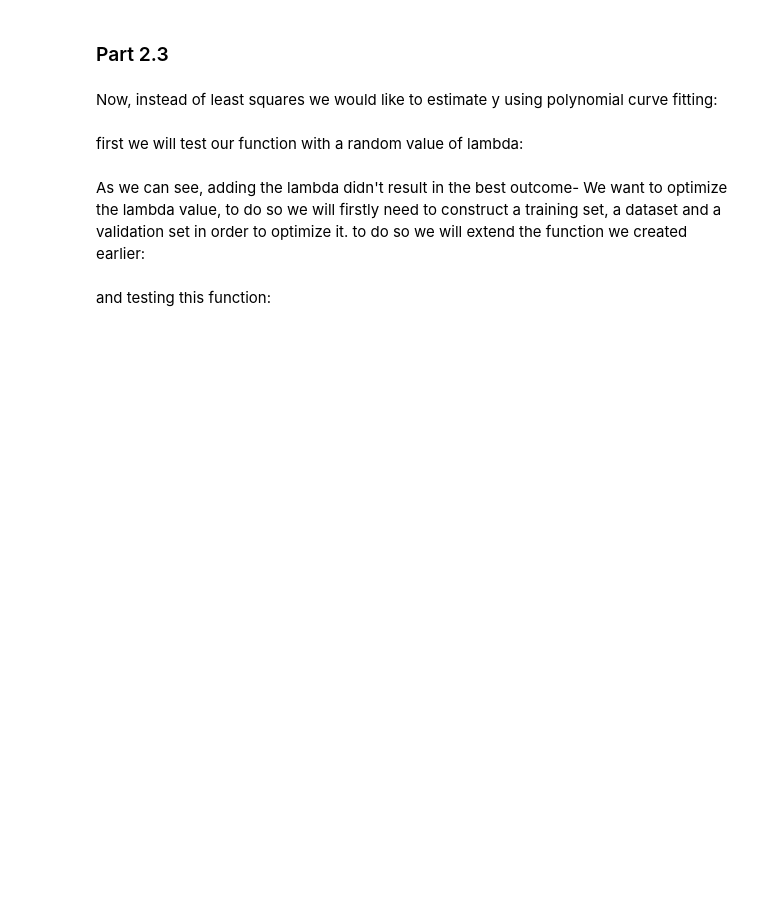
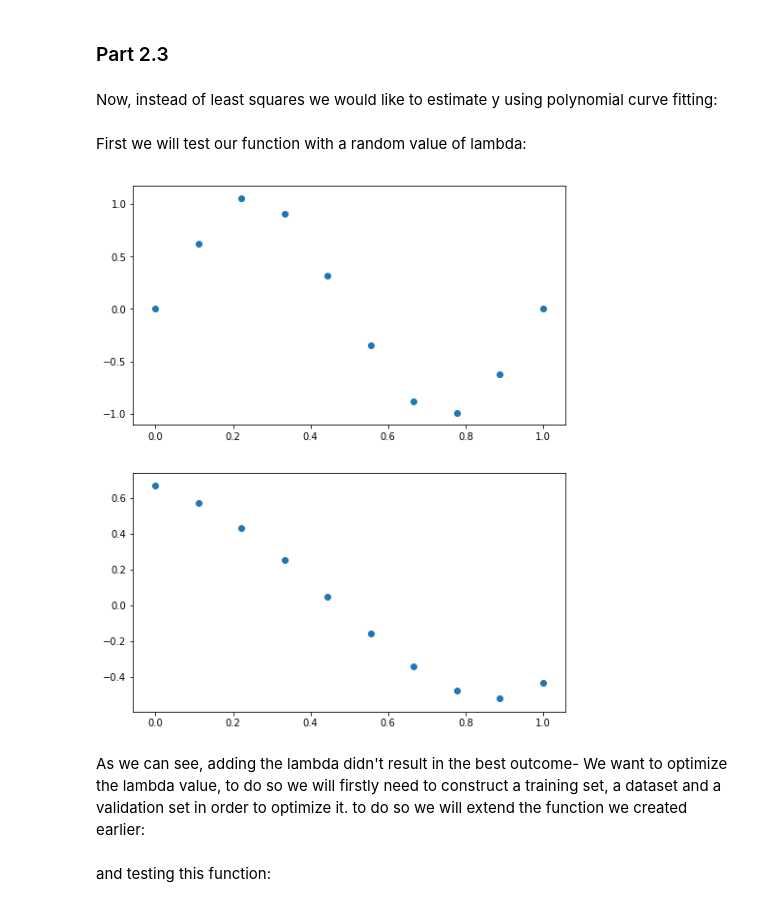
Before and after one commit to taihak94/NLP2019, a Jupyter notebook: assignment1/assignment1.ipynb, the cells around one changed output. Drawn from its saved outputs; the diff is of its cells as text; code cells hidden in the pictures; blank space fills up the shorter version.

```diff
--- a/assignment1/assignment1.ipynb
+++ b/assignment1/assignment1.ipynb
@@ -854,27 +951,27 @@ def optimizePLS(x, t, M, l):
     w = np.dot(phi_mults, t)
     return w
 # %% [markdown]
-first we will test our function with a random value of lambda:
+First we will test our function with a random value of lambda:
 # %%
 sigma = 0.03
+N = 10
 def f(x): return math.sin(2 * math.pi * x)
-N = 10
 
 x, t = generateDataset(N, f, sigma)
 M = 5
 l = 0.05
 w = optimizePLS(x, t, M, l)
 
 plt.figure(figsize=(8, 10))
 plt.subplot(2 ,1, 1)
 plt.scatter(x, t)
 
-res = np.zeros(len(t))
-for i in range(len(w)):
-    res = res + np.dot(w[i], np.power(x, i))
+res = applyXW (x, w)
 subp = plt.subplot(2, 1, 2)
 subp.scatter(x, res)
 plt.show()
+# %% [output]
+[figure, added]
 # %% [markdown]
 As we can see, adding the lambda didn't result in the best outcome-
 We want to optimize the lambda value, to do so we will firstly need to construct a training set, a dataset and a validation set in order to optimize it.
```
Also changed, not shown: parts of 33 cells of this notebook.
